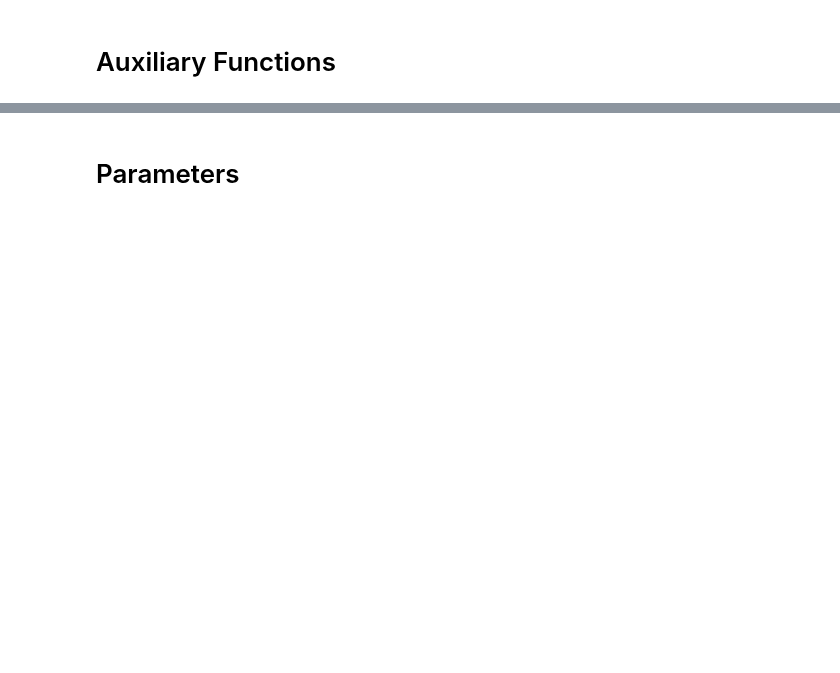
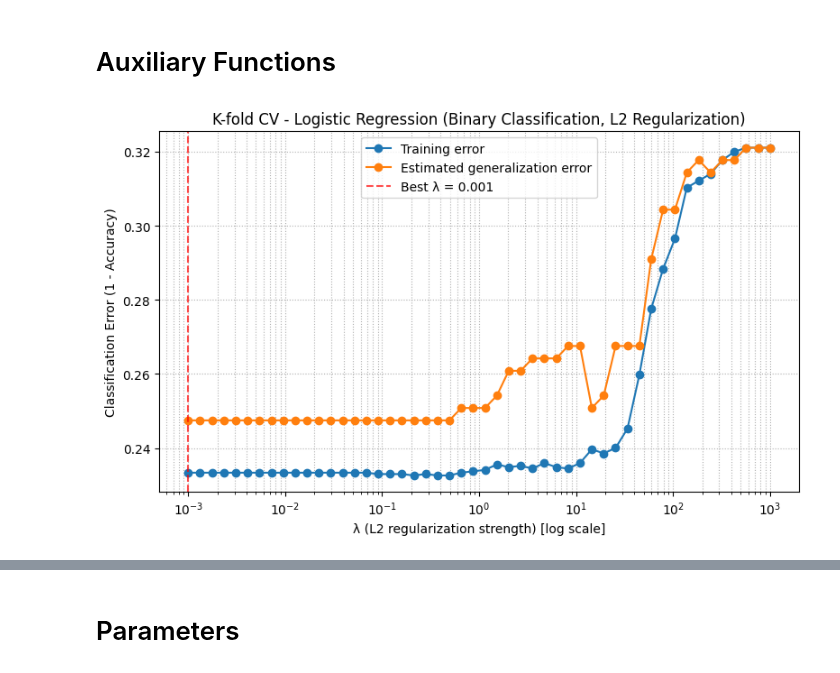
Before and after one commit to andregodinhodtu/02452---Machine-Learning---Project, a Jupyter notebook: report_2/code/notebooks/classification/3_cross_validation.ipynb, the cells around one changed output, grey strips where cells are left out. Saved outputs shown, nothing was run; the diff lists cells and outputs as text; code cells hidden in the pictures; blank space fills up the shorter version.

Commit message:
Cross Validation com lambdas corretos
espero que seja versão final

```diff
--- a/report_2/code/notebooks/classification/3_cross_validation.ipynb
+++ b/report_2/code/notebooks/classification/3_cross_validation.ipynb
@@ -23,7 +24,7 @@ name_data_file="heart_failure_clinical_records_dataset"
 data = pd.read_csv(f"../../raw_data/{name_data_file}.csv", na_values=["?"])
 # %%
 # Split the data frame into features and labels
-X = data.drop(columns=["DEATH_EVENT"])
+X = data.drop(columns=["time", "DEATH_EVENT"])
 y = data["DEATH_EVENT"]
 
 N, M = X.shape
@@ -58,0 +56,95 @@ def torch_tensor_conversion(X_train, y_train, X_val, y_val):
+# %%
+# Parameters
+K = 10
+kf = StratifiedKFold(n_splits=K, shuffle=True, random_state=42)
+lambdas = np.logspace(-3, 3, 50)  # λ search grid
+cols = X.columns.tolist()
+
+# Containers
+train_err_mean, train_err_std = [], []
+gen_err_est, test_err_std = [], []
+
+# Helper function for z-score standardization
+def standardize_features(X_train_df, X_test_df, cols):
+    """Standardize selected columns using train fold statistics."""
+    mu = X_train_df[cols].mean(axis=0)
+    sigma = X_train_df[cols].std(axis=0, ddof=0).replace(0, 1.0)
+
+    X_train_std = X_train_df.copy()
+    X_test_std = X_test_df.copy()
+
+    for X_ in [X_train_std, X_test_std]:
+        X_[cols] = X_[cols].astype("float64")
+        X_.loc[:, cols] = (X_[cols] - mu) / sigma
+
+    return X_train_std, X_test_std
+
+# K-fold CV across λ values
+N_total = len(X)
+for lam in lambdas:
+    fold_train_errs, fold_test_errs, fold_weights = [], [], []
+
+    for train_idx, test_idx in kf.split(X, y):
+        X_train, X_test = X.iloc[train_idx].copy(), X.iloc[test_idx].copy()
+        y_train, y_test = y.iloc[train_idx], y.iloc[test_idx]
+
+        # Standardize features
+        X_train, X_test = standardize_features(X_train, X_test, cols)
+
+        # Fit Logistic Regression with L2 regularization
+        model = LogisticRegression(
+            penalty="l2",
+            C=1/lam,
+            solver="lbfgs",
+            max_iter=1000,
+            random_state=42
+        )
+        model.fit(X_train, y_train)
+
+        # Compute classification error = 1 - accuracy
+        train_err = 1 - accuracy_score(y_train, model.predict(X_train))
+        test_err = 1 - accuracy_score(y_test, model.predict(X_test))
+
+        fold_train_errs.append(train_err)
+        fold_test_errs.append(test_err)
+        fold_weights.append(len(test_idx) / N_total)
+
+    # Aggregate fold errors
+    train_err_mean.append(np.mean(fold_train_errs))
+    train_err_std.append(np.std(fold_train_errs, ddof=1))
+    gen_err_est.append(np.sum(np.array(fold_weights) * np.array(fold_test_errs)))
+    test_err_std.append(np.std(fold_test_errs, ddof=1))
+
+# Compile results
+cv_table = pd.DataFrame({
+    "lambda": lambdas,
+    "train_err_mean": train_err_mean,
+    "train_err_std": train_err_std,
+    "gen_err_est": gen_err_est,
+    "test_err_std": test_err_std,
+})
+
+best_idx = np.argmin(cv_table["gen_err_est"])
+best_lambda = cv_table.loc[best_idx, "lambda"]
+best_gen_err = cv_table.loc[best_idx, "gen_err_est"]
+
+# Plot CV results
+plt.figure(figsize=(8, 5))
+plt.semilogx(lambdas, cv_table["train_err_mean"], "o-", label="Training error")
+plt.semilogx(lambdas, cv_table["gen_err_est"], "o-", label="Estimated generalization error")
+plt.axvline(best_lambda, linestyle="--", color="r", alpha=0.7, label=f"Best λ = {best_lambda:.3g}")
+plt.xlabel("λ (L2 regularization strength) [log scale]")
+plt.ylabel("Classification Error (1 - Accuracy)")
+plt.title("K-fold CV - Logistic Regression (Binary Classification, L2 Regularization)")
+plt.legend()
+plt.grid(True, which="both", ls=":")
+plt.tight_layout()
+plt.show()
+
+# Print Results
+print("===== 10-fold CV (Logistic Regression, L2 Regularization) =====")
+print(cv_table.to_string(index=False, float_format=lambda v: f"{v:.6f}"))
+print(f"\nBest λ (alpha): {best_lambda:.6g}")
+print(f"Estimated generalization error (1 - accuracy): {best_gen_err:.6f}")
+# %% [output]
+[figure, added]
```
Also changed, not shown: parts of 20 cells of this notebook.
